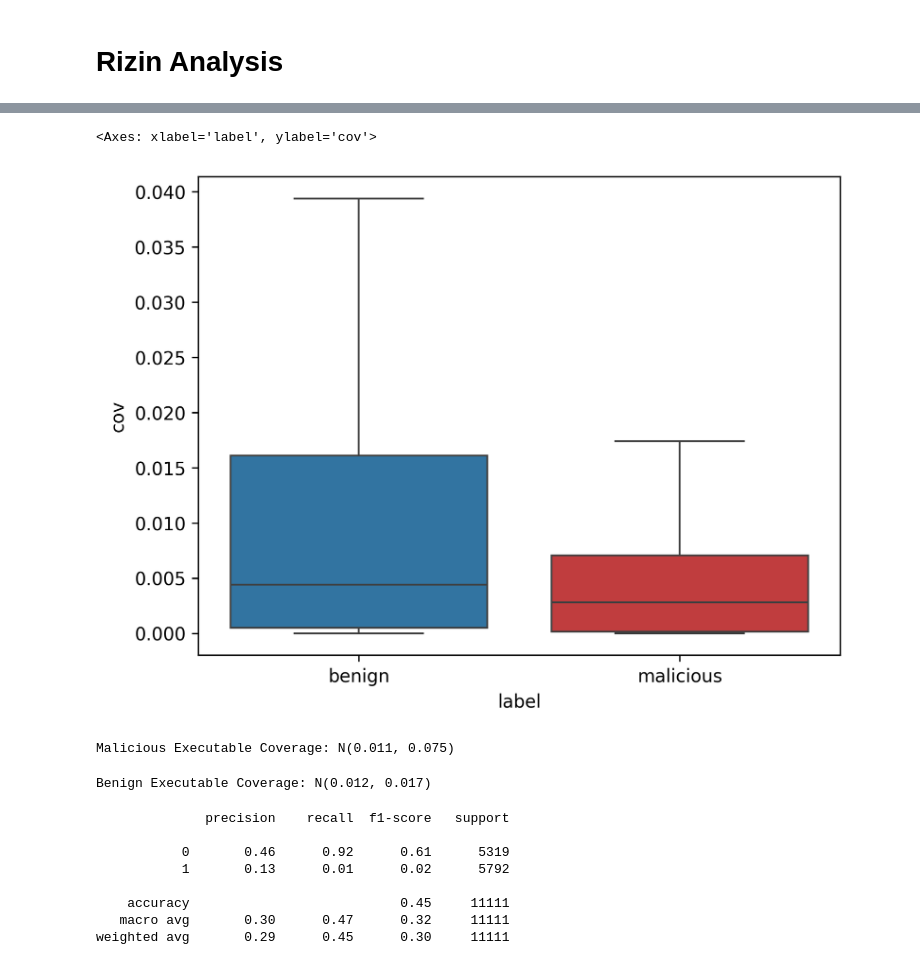
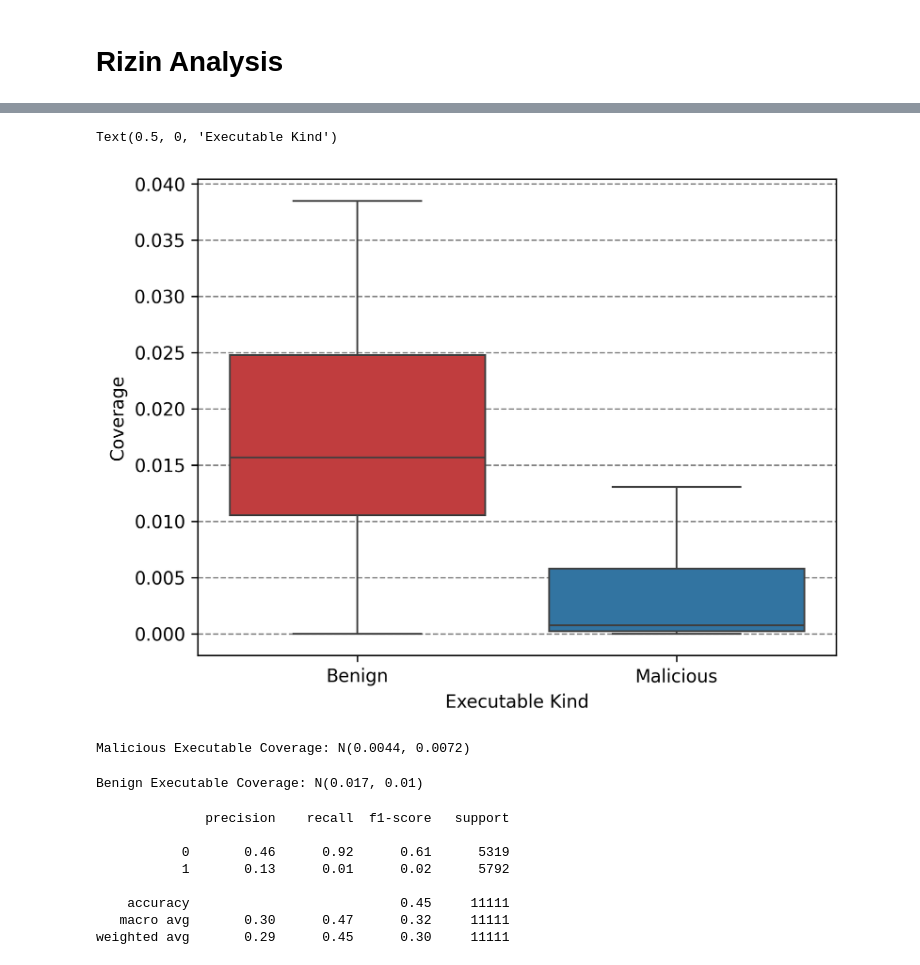
Before and after one commit to Henry-Ash-Williams/masters-thesis, a Jupyter notebook: src/data/obfuscation.ipynb, the cells around one changed output, grey strips where cells are left out. Drawn from its saved outputs; the diff is of its cells as text; code cells hidden in the pictures.

```diff
--- a/src/data/obfuscation.ipynb
+++ b/src/data/obfuscation.ipynb
@@ -300,32 +334,41 @@ import pandas as pd
 
 def get_analysis(path):
     rz = subprocess.run(
-        ['rizin', '-c', 'aaij', '-q', path],
+        ["rizin", "-c", "aaij", "-q", path],
         capture_output=True,
         check=True,
     )
-    return json.loads(rz.stdout.decode('utf-8'))
+    return json.loads(rz.stdout.decode("utf-8"))
+
 
 def run_analysis():
     rz_df = defaultdict(list)
-    for path, label in tqdm(dataset):
+    with open(
+        "/Users/henrywilliams/Documents/programming/python/ai/malbert-test/notebooks/obfuscation-experiment-files.json",
+        "r",
+    ) as f:
+        dataset = json.load(f)
+
+    for path, label in tqdm(dataset.items()):
         try:
             analysis = get_analysis(path)
         except:
             continue
 
-        rz_df['path'].append(path)
-        rz_df['label'].append(label)
+        rz_df["path"].append(path)
+        rz_df["label"].append(label)
 
         for k, v in analysis.items():
             rz_df[k].append(v)
 
     return pd.DataFrame(rz_df)
 
-if not os.path.exists('./rz_df.csv'):
+
+if not os.path.exists("./rz_df_2.csv"):
     rz_df = run_analysis()
+    rz_df.to_csv("./rz_df_2.csv")
 else:
-    rz_df = pd.read_csv('./rz_df.csv')
+    rz_df = pd.read_csv("./rz_df_2.csv")
 # %%
 import seaborn as sns
 
@@ -363,33 +406,42 @@ foo = pd.DataFrame(foo)
 # %%
 fig, ax = plt.subplots(dpi=300)
 
 sns.boxplot(
     data=foo,
-    x='label',
-    hue='label',
+    x="label",
+    hue="label",
     palette={
-        np.int64(0): 'tab:blue',
-        np.int64(1): 'tab:red',
+        np.int64(0): "tab:red",
+        np.int64(1): "tab:blue",
     },
-    y='cov',
+    y="cov",
     showfliers=False,
-    formatter=lambda l: 'benign' if l == 0 else 'malicious',
+    formatter=lambda l: "Benign" if l == 0 else "Malicious",
     # log_scale=True,
     legend=False,
     ax=ax,
 )
+ax.grid(True, axis="y", linestyle="--", c="grey")
+ax.set_ylabel("Coverage")
+ax.set_xlabel("Executable Kind")
 # %% [output]
-<Axes: xlabel='label', ylabel='cov'>
+Text(0.5, 0, 'Executable Kind')
-[figure, old version]
+[figure, new version]
 # %%
-mean_b, std_b = np.mean(foo[foo['label'] == 0]['cov']), np.std(foo[foo['label'] == 0]['cov'])
-mean_m, std_m = np.mean(foo[foo['label'] == 1]['cov']), np.std(foo[foo['label'] == 1]['cov'])
+mean_b, std_b = (
+    np.mean(foo[foo["label"] == 0]["cov"]),
+    np.std(foo[foo["label"] == 0]["cov"]),
+)
+mean_m, std_m = (
+    np.mean(foo[foo["label"] == 1]["cov"]),
+    np.std(foo[foo["label"] == 1]["cov"]),
+)
 
 print(f"Malicious Executable Coverage: N({mean_m:.2}, {std_m:.2})")
 print(f"Benign Executable Coverage: N({mean_b:.2}, {std_b:.2})")
 # %% [output]
-Malicious Executable Coverage: N(0.011, 0.075)
+Malicious Executable Coverage: N(0.0044, 0.0072)
-Benign Executable Coverage: N(0.012, 0.017)
+Benign Executable Coverage: N(0.017, 0.01)
 # %%
 def determine_dist(x):
     ll_m = np.log(norm.pdf(x, mean_m, std_m))
```
Also changed, not shown: parts of 11 cells of this notebook, 51 other files.
